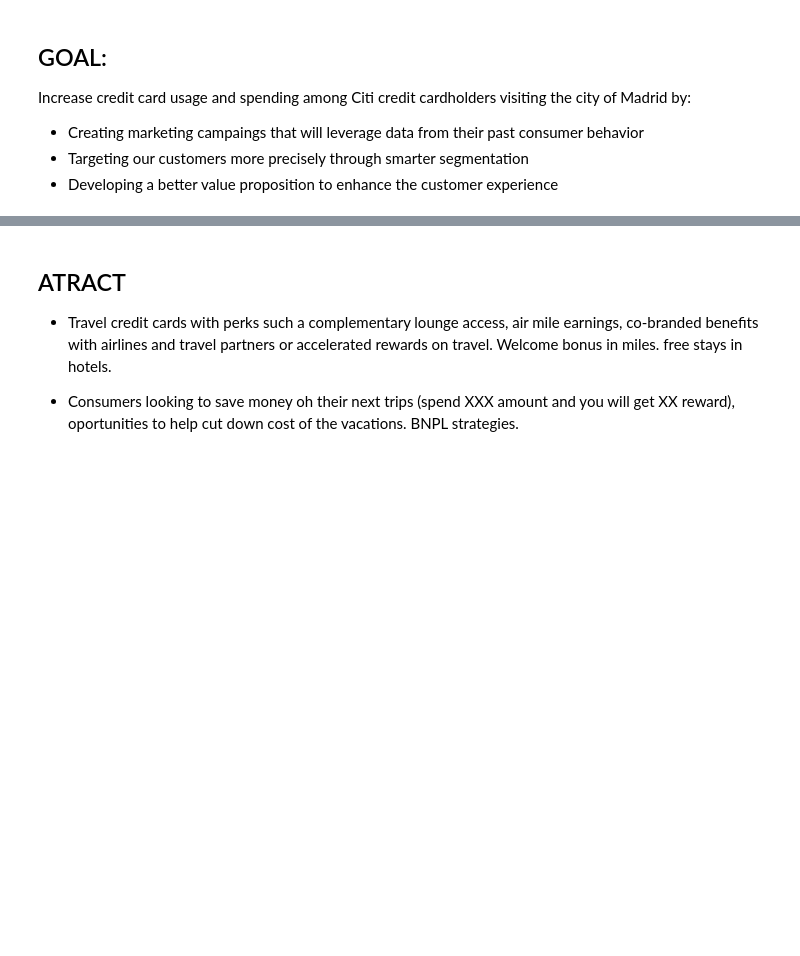
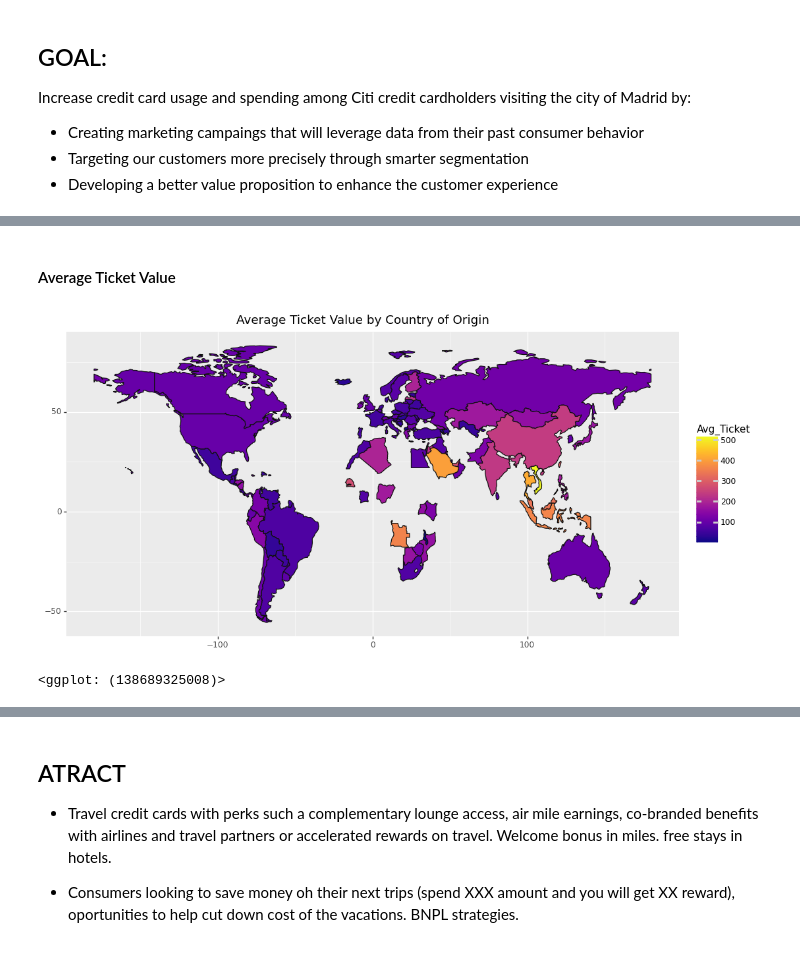
Before and after one commit to callysthenes/citibank_business_case_visual, a Jupyter notebook: EDA_Diana.ipynb, the cells around one changed output, grey strips where cells are left out. Drawn from its saved outputs; the diff is of its cells as text; code cells hidden in the pictures; blank space fills up the shorter version.

```diff
--- a/EDA_Diana.ipynb
+++ b/EDA_Diana.ipynb
@@ -270,0 +321,14 @@ ggplot(df, aes(x = 'reorder(category, amount, fun=sum)', y = 'amount', fill='cus
+# %% [markdown]
+#### Average Ticket Value
+# %%
+chart = ggplot(data=sales_df, mapping=aes(fill="Avg_Ticket"))
+map_proj = geom_map()
+labels = labs(title="Average Ticket Value by Country of Origin")
+theme_details = theme(figure_size=(12,6))
+fill_colormap = scale_fill_cmap(cmap_name="plasma")
+color_colormap = scale_color_cmap(cmap_name="plasma")
+world_map_card = chart + map_proj + labels + theme_details + fill_colormap + color_colormap
+world_map_card
+# %% [output]
+[figure, added]
+<ggplot: (138689325008)>
```
Also changed, not shown: parts of 26 cells of this notebook.
